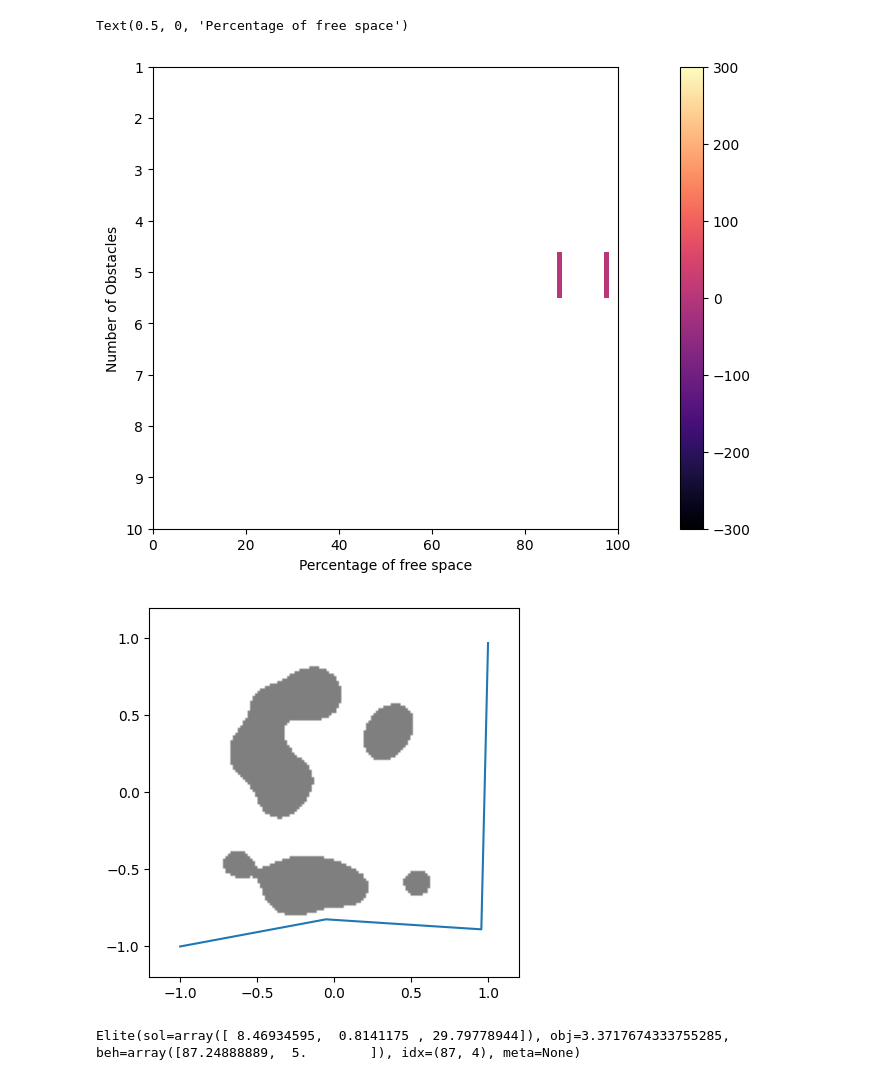
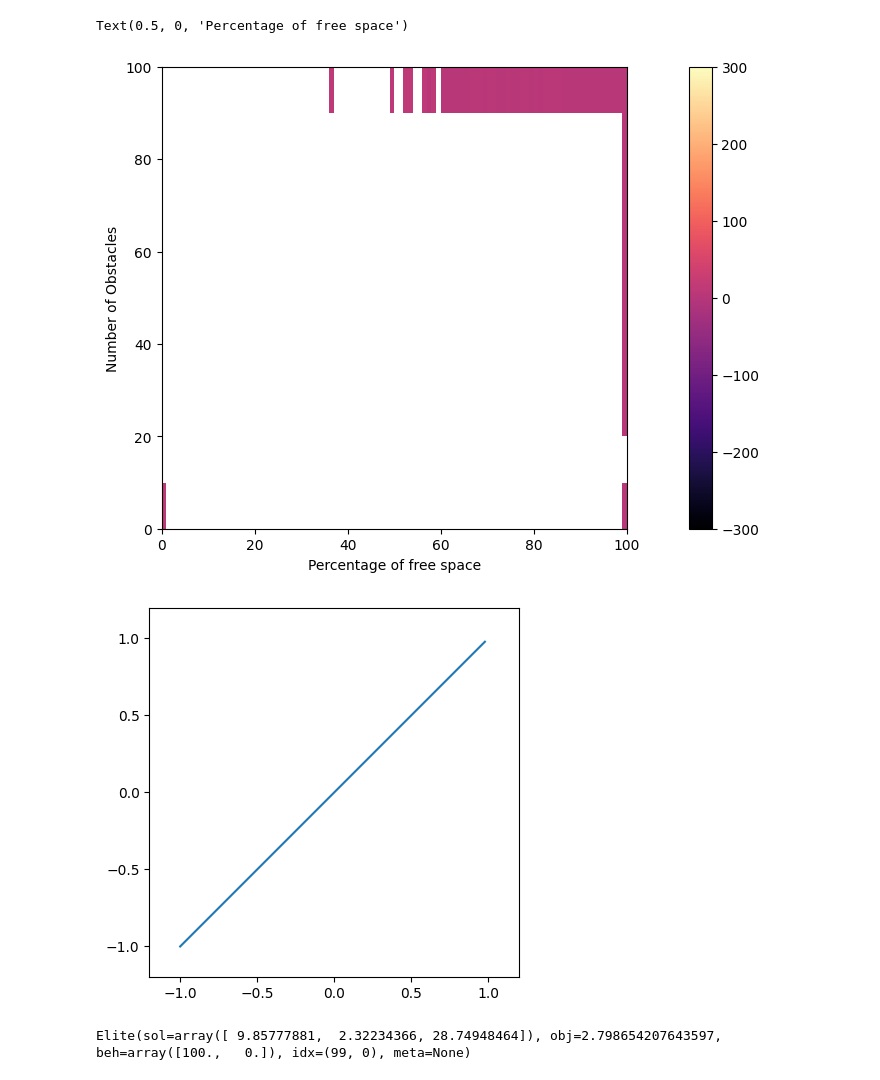
Before and after one commit to l0g1c-80m8/QD-Search-on-RoCUS, a Jupyter notebook: 2d_navigation/qd-search.ipynb, the cells around one changed output. Drawn from its saved outputs; the diff is of its cells as text; code cells hidden in the pictures.

```diff
--- a/2d_navigation/qd-search.ipynb
+++ b/2d_navigation/qd-search.ipynb
@@ -29,26 +54,34 @@ def evaluate(model_params, plot_sol=False):
         obs_low=-0.7,
         obs_high=0.7,
         grid_res=150,
-        grid_bd=1.2
+        grid_bd=1.2,
+        seed=1337
     )
+    start = [-1, -1]
+    end = [1, 1]
     controller = RRTController()
-    controller_kernel = RRTKernelNormal([-1, -1], [1, 1])
+    controller_kernel = RRTKernelNormal(start, end)
     env_kernel = RBF2dEnvKernelNormal()
     env_kernel.sample_prior()
     controller_kernel.sample_prior()
-    env.reset(env_kernel.value)
+    try:
+        env.reset(env_kernel.value)
+    except AssertionError:
+        # print("Invalid config", model_params)
+        pass
     traj = controller.get_trajectory(env, controller_kernel)
     if plot_sol:
         plt.imshow(env.arena.occ_grid, origin='lower', extent=[-1.2, 1.2, -1.2, 1.2], cmap='gray_r', vmin=0, vmax=2)
-        plt.plot(traj[:, 0], traj[:, 1])
+        if traj is not None:
+            plt.plot(traj[:, 0], traj[:, 1])
         plt.show()
-    return evaluate_traj_length(traj), evaluate_env_free_space(env), 5
+    return evaluate_traj_length(traj), evaluate_env_free_space(env), evaluate_num_of_obstacles(env)
 # %%
 from ribs.archives import GridArchive
 
 archive = GridArchive(
     [100, 10],
-    [(0.0, 100.0), (1, 10)]
+    [(0.0, 100.0), (0, 100)]
 )
 # %%
 from ribs.emitters import GaussianEmitter
@@ -94,16 +127,15 @@ from ribs.visualize import grid_archive_heatmap
 
 plt.figure(figsize=(8, 6))
 grid_archive_heatmap(archive, vmin=-300, vmax=300)
-plt.gca().invert_yaxis()
 plt.ylabel("Number of Obstacles")
 plt.xlabel("Percentage of free space")
 # %% [output]
 Text(0.5, 0, 'Percentage of free space')
-[figure, old version]
+[figure, new version]
 # %%
-elite = archive.elite_with_behavior([87, 5])
+elite = archive.elite_with_behavior([100, 0])
 evaluate(elite.sol, True)
 print(elite)
 # %% [output]
-[figure, old version]
+[figure, new version]
-Elite(sol=array([ 8.46934595,  0.8141175 , 29.79778944]), obj=3.3717674333755285, beh=array([87.24888889,  5.        ]), idx=(87, 4), meta=None)
+Elite(sol=array([ 9.85777881,  2.32234366, 28.74948464]), obj=2.798654207643597, beh=array([100.,   0.]), idx=(99, 0), meta=None)
```
Also changed, not shown: parts of 5 cells of this notebook.
